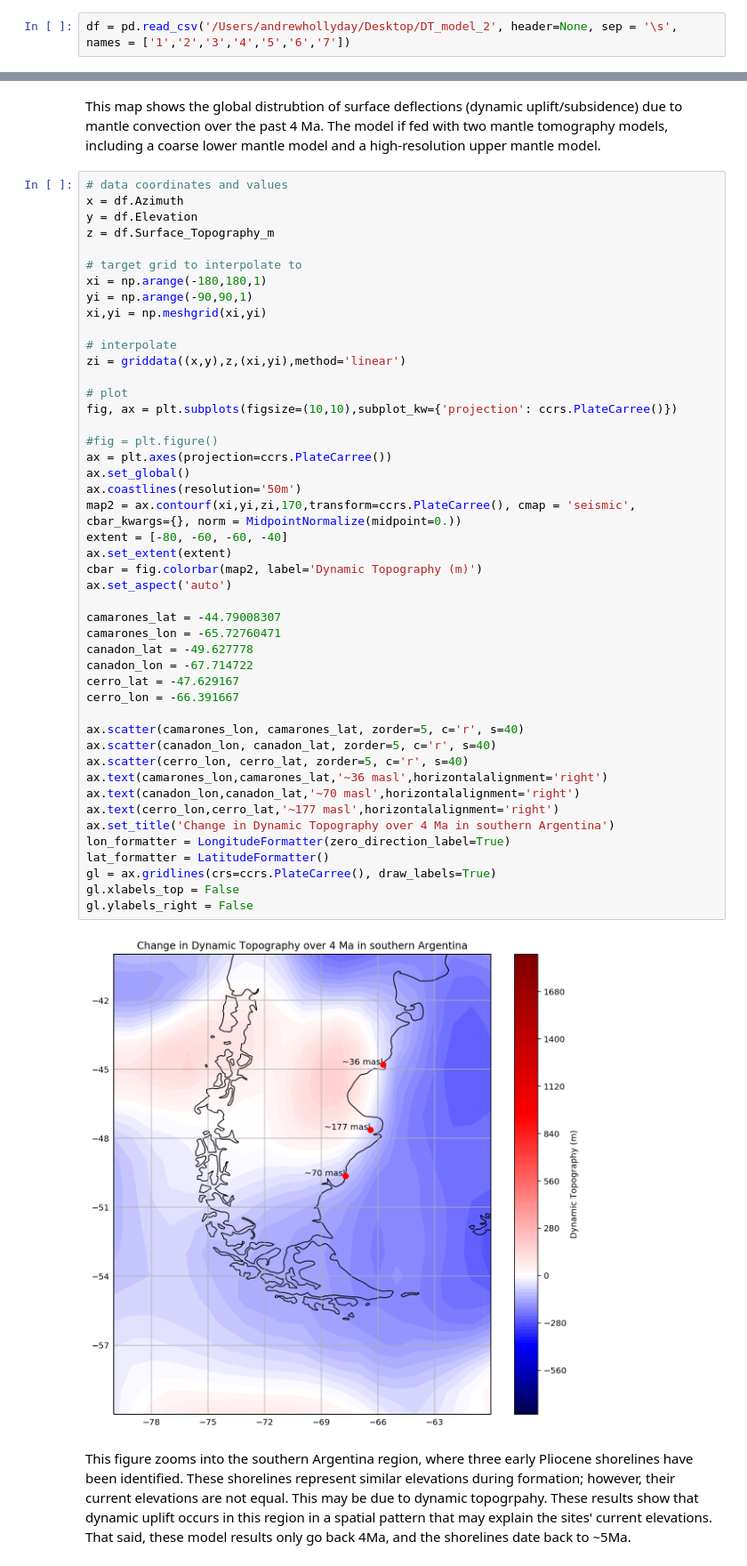
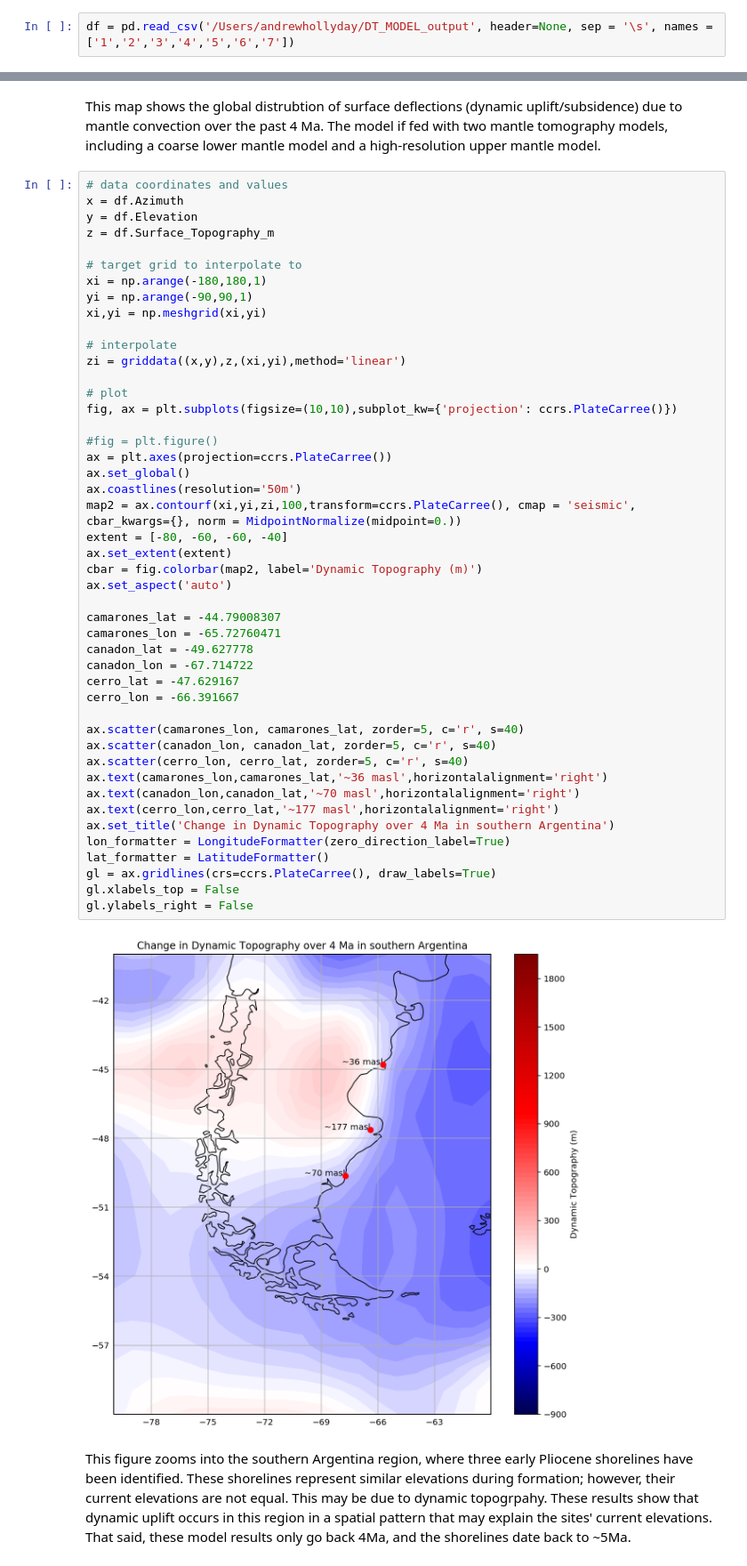
Before and after one commit to ahollyday/RCES_final_project, a Jupyter notebook: RCES_FINAL_PROJ_2019.ipynb, the cells around one changed output, grey strips where cells are left out. Shown at 89% size. Drawn from its saved outputs; the diff is of its cells as text.

```diff
--- a/RCES_FINAL_PROJ_2019.ipynb
+++ b/RCES_FINAL_PROJ_2019.ipynb
@@ -58,5 +89,5 @@ import math
 # %%
-df = pd.read_csv('/Users/andrewhollyday/Desktop/DT_model_2', header=None, sep = '\s', names = ['1','2','3','4','5','6','7'])
+df = pd.read_csv('/Users/andrewhollyday/DT_MODEL_output', header=None, sep = '\s', names = ['1','2','3','4','5','6','7'])
 # %%
 df = df.drop(columns="2")
 df = df.drop(columns="4")
@@ -131,35 +162,35 @@ fig, ax = plt.subplots(figsize=(10,10),subplot_kw={'projection': ccrs.PlateCarre
 
 #fig = plt.figure()
 ax = plt.axes(projection=ccrs.PlateCarree())
 ax.set_global()
 ax.coastlines(resolution='50m')
-map2 = ax.contourf(xi,yi,zi,170,transform=ccrs.PlateCarree(), cmap = 'seismic', cbar_kwargs={}, norm = MidpointNormalize(midpoint=0.))
+map2 = ax.contourf(xi,yi,zi,100,transform=ccrs.PlateCarree(), cmap = 'seismic', cbar_kwargs={}, norm = MidpointNormalize(midpoint=0.))
 extent = [-80, -60, -60, -40]
 ax.set_extent(extent)
 cbar = fig.colorbar(map2, label='Dynamic Topography (m)')
 ax.set_aspect('auto')
 
 camarones_lat = -44.79008307
 camarones_lon = -65.72760471
 canadon_lat = -49.627778
 canadon_lon = -67.714722
 cerro_lat = -47.629167
 cerro_lon = -66.391667
 
 ax.scatter(camarones_lon, camarones_lat, zorder=5, c='r', s=40)
 ax.scatter(canadon_lon, canadon_lat, zorder=5, c='r', s=40)
 ax.scatter(cerro_lon, cerro_lat, zorder=5, c='r', s=40)
 ax.text(camarones_lon,camarones_lat,'~36 masl',horizontalalignment='right')
 ax.text(canadon_lon,canadon_lat,'~70 masl',horizontalalignment='right')
 ax.text(cerro_lon,cerro_lat,'~177 masl',horizontalalignment='right')
 ax.set_title('Change in Dynamic Topography over 4 Ma in southern Argentina')
 lon_formatter = LongitudeFormatter(zero_direction_label=True)
 lat_formatter = LatitudeFormatter()
 gl = ax.gridlines(crs=ccrs.PlateCarree(), draw_labels=True)
 gl.xlabels_top = False
 gl.ylabels_right = False
 # %% [output]
-[figure, old version]
+[figure, new version]
 # %% [markdown]
 This figure zooms into the southern Argentina region, where three early Pliocene shorelines have been identified.  These shorelines represent similar elevations during formation; however, their current elevations are not equal.  This may be due to dynamic topogrpahy.  These results show that dynamic uplift occurs in this region in a spatial pattern that may explain the sites' current elevations.  That said, these model results only go back 4Ma, and the shorelines date back to ~5Ma.
 # %%
```
Also changed, not shown: parts of 13 cells of this notebook.
